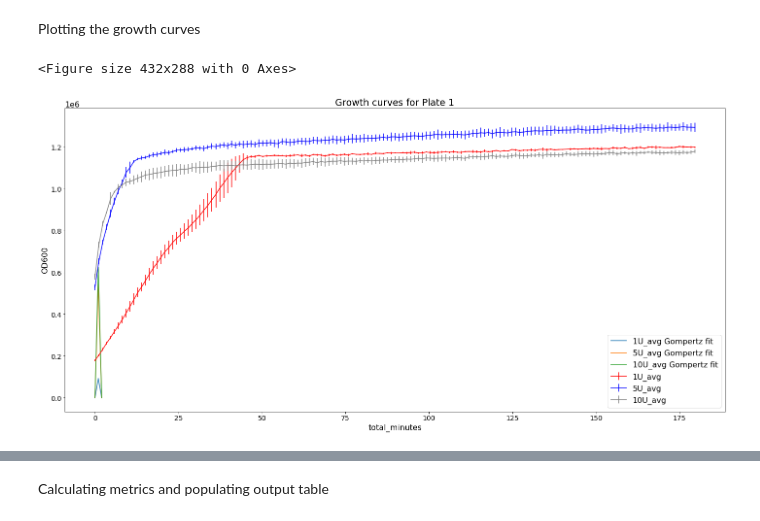
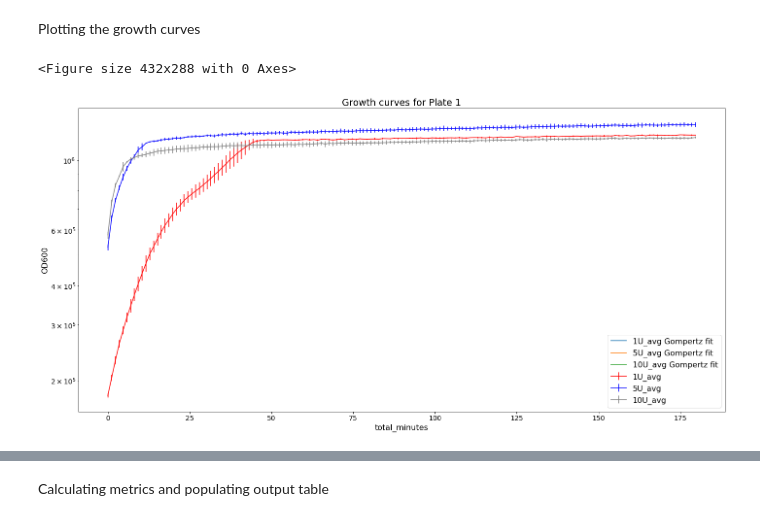
Before and after one commit to cultivarium/Growth_analysis, a Jupyter notebook: growth_curves.ipynb, the cells around one changed output, grey strips where cells are left out. Cells and saved outputs as stored; diff of their text form; code cells hidden in the pictures.

```diff
--- a/growth_curves.ipynb
+++ b/growth_curves.ipynb
@@ -173,20 +503,3 @@ for sample in samples:
     err_names.append(std_cname)
 graphdf.index=graphdf.index.set_names(['Time'])
 graphdf.reset_index(inplace=True)
-
-
-# add a minutes column for easy plotting and calculations
-minuteslist=[]
-for t in graphdf['Time']:
-    t0=graphdf.loc[0]['Time']
-    hrs=t.hour
-    minutes=t.minute
-    seconds=t.second
-    # calculate minutes
-    tminutes=(hrs*60)+minutes+seconds/60
-    minuteslist.append(tminutes)
-
-# add the column to grapdf
-minuteseries=pd.Series(minuteslist, name='total_minutes')
-graphdf=pd.concat([graphdf,minuteseries],axis=1)
-graphdf
@@ -196,8 +523,18 @@ Plotting the growth curves
 # gompertz fit
     # c represents the last measurment, x is time
 def gompertz_model(x,a,b,c):
-    return c*np.exp(-b*np.exp(-x/a))
 
+    t1=c*np.exp(-b*np.exp(-x/a))
+    return t1
+
+def Gompertz(t, theta1, theta2, theta3):
+    '''
+    theta1: The asymptote.
+    theta2: The displacement along the x-axis.
+    theta3: The growth rate.
+    '''
+    f = theta1 * np.exp(-theta2 * np.exp(-theta3 * t))
+    return f
 
 def slope(x1, y1, x2, y2):
     m = (y2-y1)/(x2-x1)
@@ -206,37 +543,92 @@ def slope(x1, y1, x2, y2):
 colors=['red','blue','grey','blue']
 plt.figure()
 plt.rcParams.update({'font.size': 16})
 graphdf.plot(x='total_minutes', y=sample_names,yerr=graphdf[err_names].T.values,
              figsize=(20,10),
              ylabel='OD600',
              title='Growth curves for '+plateid,
-             #logy=True,
+             logy=True,
              fontsize=14,
              color=colors)
 colors=['red','blue','grey','blue']
+#growth rate
+gr=[0.003,0.001,0.001]
 # plot in the mid-log phases
 for i,sample in enumerate(sample_names):
     if 'NC' in sample:
         continue
     # gompertz c value, the ods
     lst=graphdf[sample].values
     # gompertz time
     mlst=graphdf['total_minutes'].values
-    '''# add gompertz
-    glst=gompertz.fit(lst)
+    # add gompertz
+    #glst=gompertz_model(mlst,0,max(lst),lst)
+    # calculates the parameters for the gompertz dist
+    glst, pcov_confirmed = curve_fit(f = gompertz_model,
+                                           xdata = mlst,
+                                           ydata = lst,
+                                           p0 = [max(lst), lst[0], gr[i]],
+                                           maxfev = 8000)
 
-    plt.plot(glst, label=sample+' Gompertz fit')
+
+    '''print(glst)
+    print('\n\n')
+    print(pcov_confirmed)'''
+    plt.plot(mlst,Gompertz(mlst,*glst), label=sample+' Gompertz fit')
 
     # add gls to the dataframe
     glstseries=pd.Series(glst,name=sample+' Gompertz fit')
-    graphdf=pd.concat([graphdf,glstseries],axis=1)'''
+    graphdf=pd.concat([graphdf,glstseries],axis=1)
 
 plt.legend()
 plt.tight_layout()
 plt.savefig('./graphics/growth_curves.svg')
 plt.show()
 
-graphdf
+
+plt.figure()
+plt.rcParams.update({'font.size': 16})
+graphdf.plot(x='total_minutes', y=sample_names,yerr=graphdf[err_names].T.values,
+             figsize=(20,10),
+             ylabel='OD600',
+             title='Growth curves for '+plateid,
+             #logy=True,
+             fontsize=14,
+             color=colors)
+colors=['red','blue','grey','blue']
+#growth rate
+gr=[0.003,0.001,0.001]
+# plot in the mid-log phases
+for i,sample in enumerate(sample_names):
+    if 'NC' in sample:
+        continue
+    # gompertz c value, the ods
+    lst=graphdf[sample].values
+    # gompertz time
+    mlst=graphdf['total_minutes'].values
+    # add gompertz
+    #glst=gompertz_model(mlst,0,max(lst),lst)
+    # calculates the parameters for the gompertz dist
+    glst, pcov_confirmed = curve_fit(f = gompertz_model,
+                                           xdata = mlst,
+                                           ydata = lst,
+                                           p0 = [max(lst), lst[0], gr[i]],
+                                           maxfev = 8000)
+
+
+    '''print(glst)
+    print('\n\n')
+    print(pcov_confirmed)'''
+    plt.plot(mlst,Gompertz(mlst,*glst), label=sample+' Gompertz fit')
+
+    # add gls to the dataframe
+    glstseries=pd.Series(glst,name=sample+' Gompertz fit')
+    graphdf=pd.concat([graphdf,glstseries],axis=1)
+
+plt.legend()
+plt.tight_layout()
+plt.savefig('./graphics/growth_curves.svg')
+plt.show()
 # %% [output]
 <Figure size 432x288 with 0 Axes>
-[figure, old version]
+[figure, new version]
```
Also changed, not shown: parts of 18 cells of this notebook, 7 other files.
